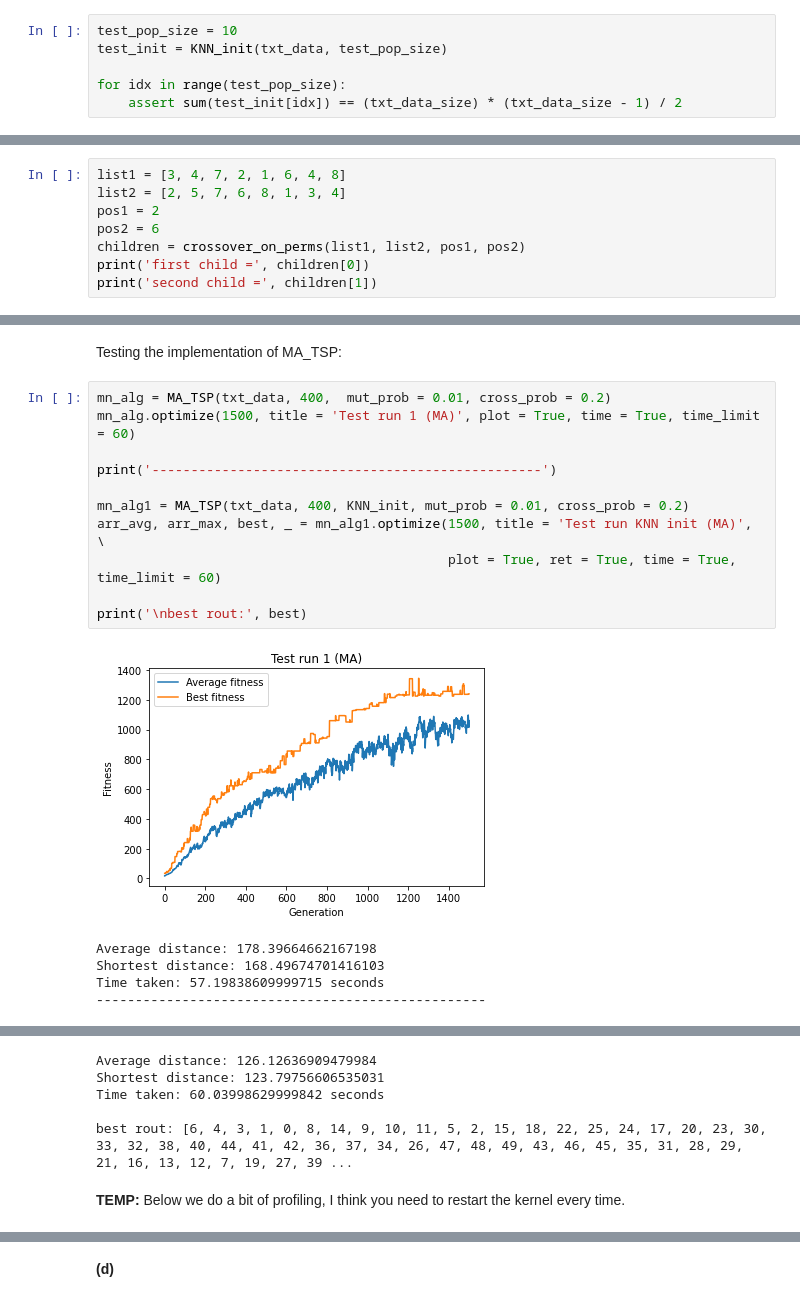
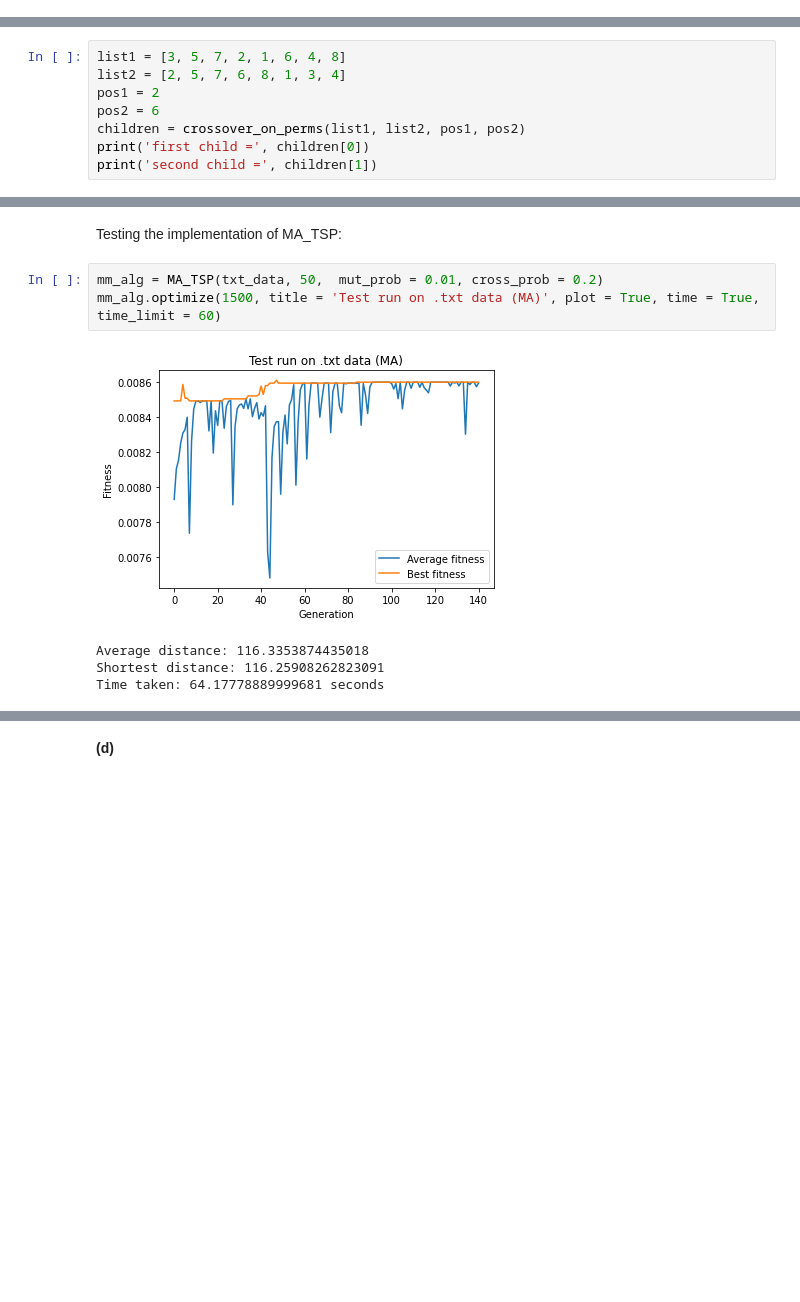
Before and after one commit to lkruger27/NaturalComputing, a Jupyter notebook: A1Q6v4.ipynb, the cells around one changed output, grey strips where cells are left out. Cells and saved outputs as stored; diff of their text form; blank space fills up the shorter version.

Commit message:
Finishing the exercise
A bit too many changes to list here

```diff
--- a/A1Q6v4.ipynb
+++ b/A1Q6v4.ipynb
@@ -294,9 +256,3 @@ Performing a sanity check:
-# %%
-test_pop_size = 10
-test_init = KNN_init(txt_data, test_pop_size)
-
-for idx in range(test_pop_size):
-    assert sum(test_init[idx]) == (txt_data_size) * (txt_data_size - 1) / 2
 # %% [markdown]
 Defining crossover for TSP:
 # %%
@@ -341,7 +297,7 @@ def crossover_on_perms(perm1, perm2, pos1, pos2):
 # %% [markdown]
 Sanity check comparing defined function to the example from the slides:
 # %%
-list1 = [3, 4, 7, 2, 1, 6, 4, 8]
+list1 = [3, 5, 7, 2, 1, 6, 4, 8]
 list2 = [2, 5, 7, 6, 8, 1, 3, 4]
 pos1 = 2
 pos2 = 6
@@ -548,19 +531,10 @@ class MA_TSP(EA_TSP):
 # %% [markdown]
 Testing the implementation of MA_TSP:
 # %%
-mn_alg = MA_TSP(txt_data, 400,  mut_prob = 0.01, cross_prob = 0.2)
-mn_alg.optimize(1500, title = 'Test run 1 (MA)', plot = True, time = True, time_limit = 60)
-
-print('--------------------------------------------------')
-
-mn_alg1 = MA_TSP(txt_data, 400, KNN_init, mut_prob = 0.01, cross_prob = 0.2)
-arr_avg, arr_max, best, _ = mn_alg1.optimize(1500, title = 'Test run KNN init (MA)', \
-                                             plot = True, ret = True, time = True, time_limit = 60)
-
-print('\nbest rout:', best)
+mm_alg = MA_TSP(txt_data, 50,  mut_prob = 0.01, cross_prob = 0.2)
+mm_alg.optimize(1500, title = 'Test run on .txt data (MA)', plot = True, time = True, time_limit = 60)
 # %% [output]
-[figure, old version]
+[figure, new version]
-Average distance: 178.39664662167198
-Shortest distance: 168.49674701416103
-Time taken: 57.19838609999715 seconds
---------------------------------------------------
+Average distance: 116.3353874435018
+Shortest distance: 116.25908262823091
+Time taken: 64.17778889999681 seconds
@@ -568,7 +540,0 @@ Time taken: 57.19838609999715 seconds
-Average distance: 126.12636909479984
-Shortest distance: 123.79756606535031
-Time taken: 60.03998629999842 seconds
-
-best rout: [6, 4, 3, 1, 0, 8, 14, 9, 10, 11, 5, 2, 15, 18, 22, 25, 24, 17, 20, 23, 30, 33, 32, 38, 40, 44, 41, 42, 36, 37, 34, 26, 47, 48, 49, 43, 46, 45, 35, 31, 28, 29, 21, 16, 13, 12, 7, 19, 27, 39 ...
-# %% [markdown]
-**TEMP:** Below we do a bit of profiling, I think you need to restart the kernel every time.
```
Also changed, not shown: parts of 35 cells of this notebook.
